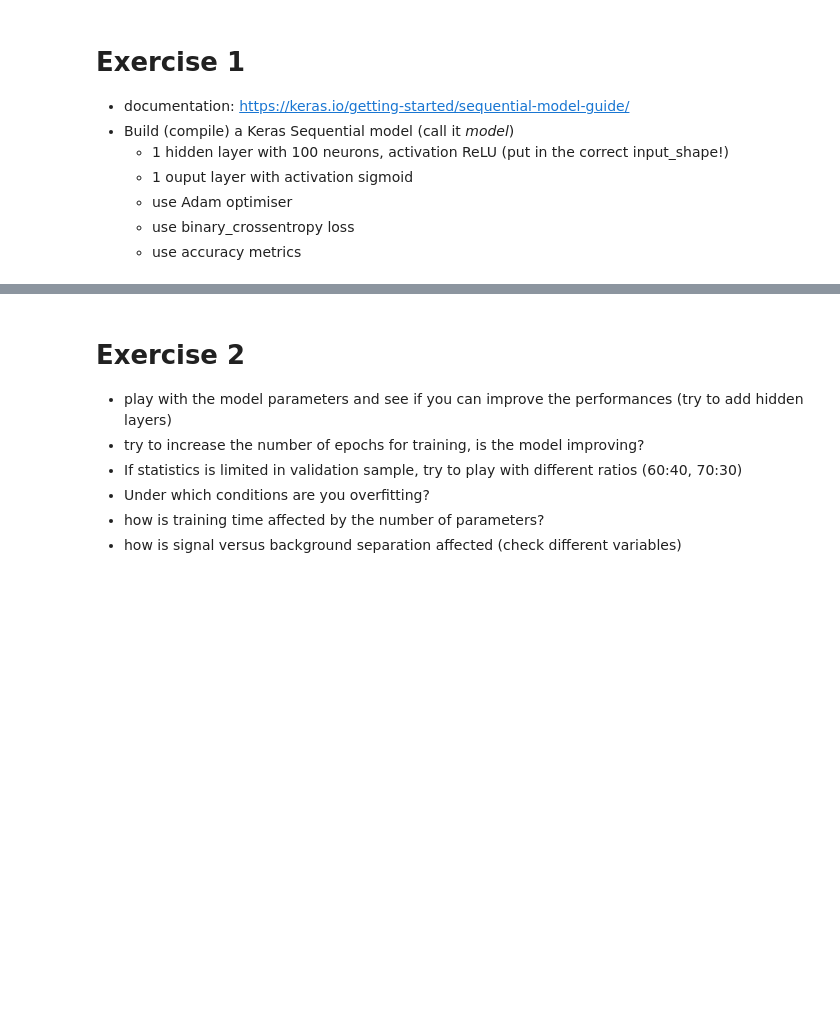
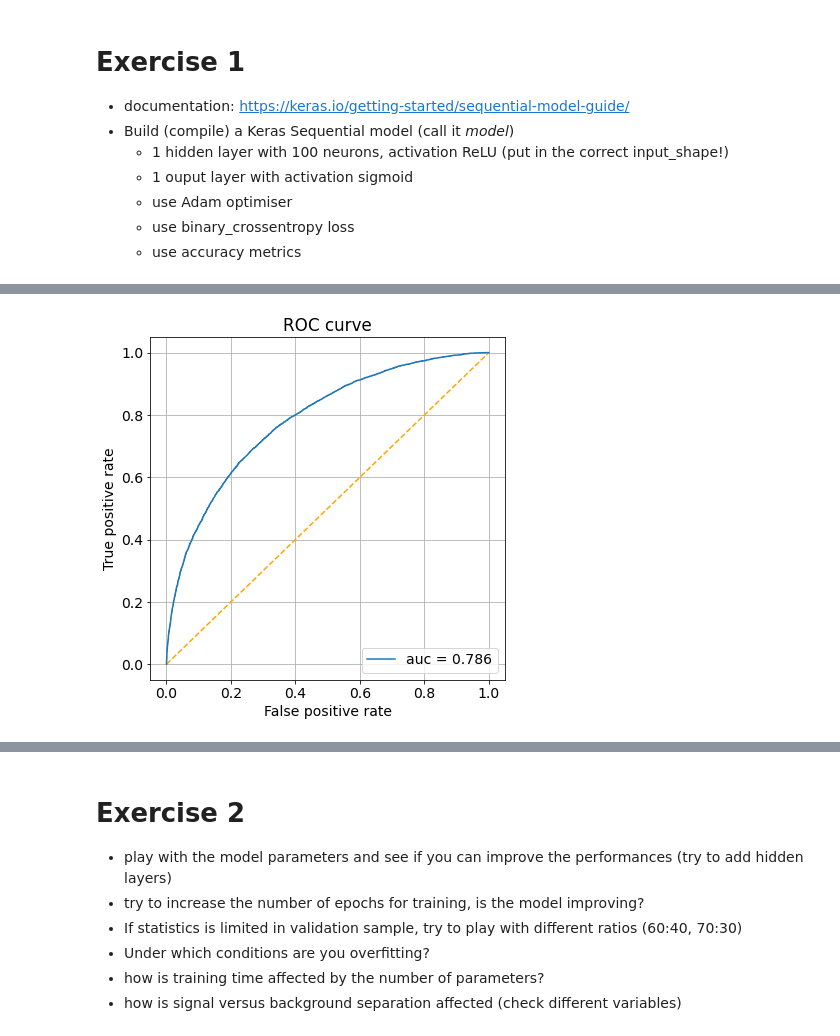
Before and after one commit to paternog/MLCourse-INFN-2022, a Jupyter notebook: Notebooks/Day3/Keras.ipynb, the cells around one changed output, grey strips where cells are left out. Drawn from its saved outputs; the diff is of its cells as text; code cells hidden in the pictures; blank space fills up the shorter version.

```diff
--- a/Notebooks/Day3/Keras.ipynb
+++ b/Notebooks/Day3/Keras.ipynb
@@ -150,4 +204,5 @@ _________________________________________________________________
 # %%
 # apply model to get predictions on test set
 y_pred = model.predict(X_test)
+drawROC2(y_test, y_pred)
 # %% [output]
@@ -155,3 +210,4 @@ y_pred = model.predict(X_test)
+[figure, added]
 # %%
 #plot ROC and Confuzion Matrix and compute Metrics
 
```
Also changed, not shown: parts of 14 cells of this notebook.
